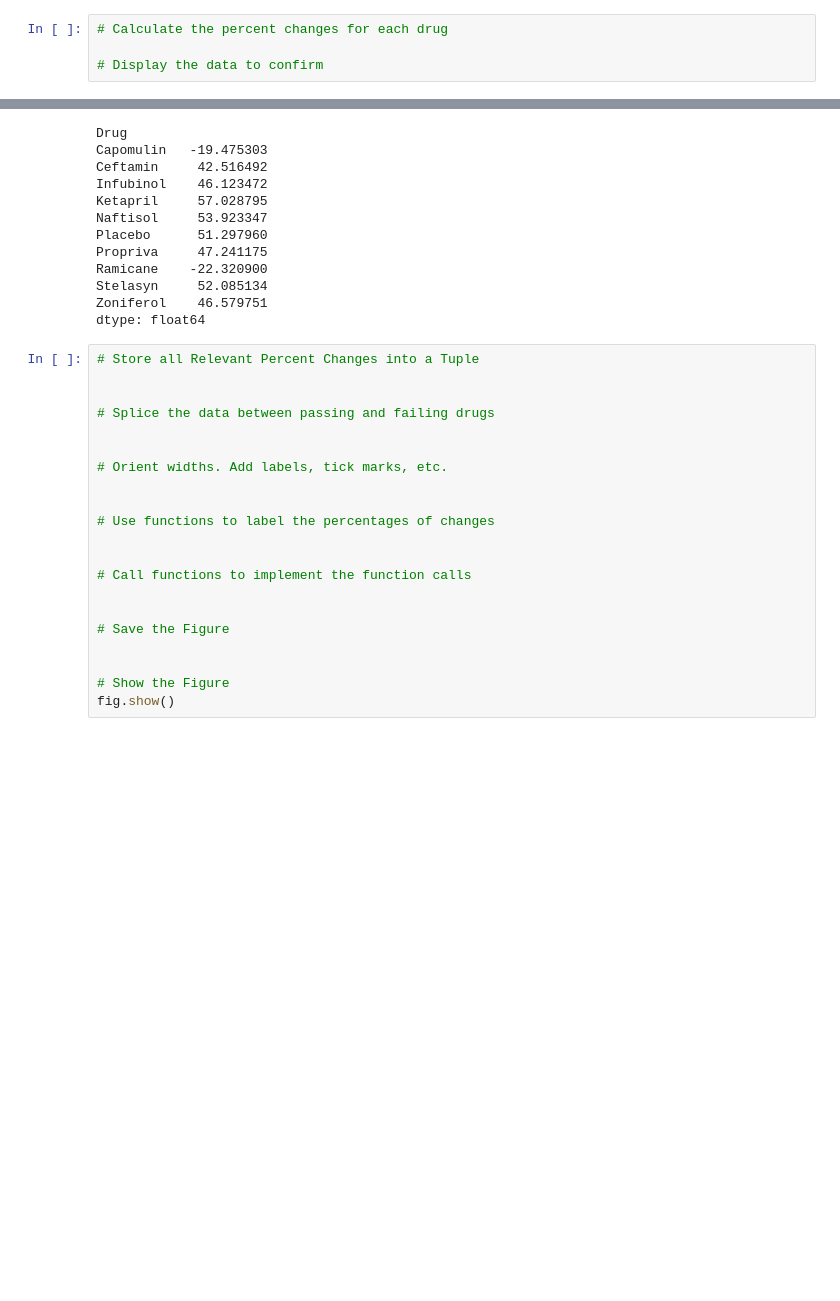
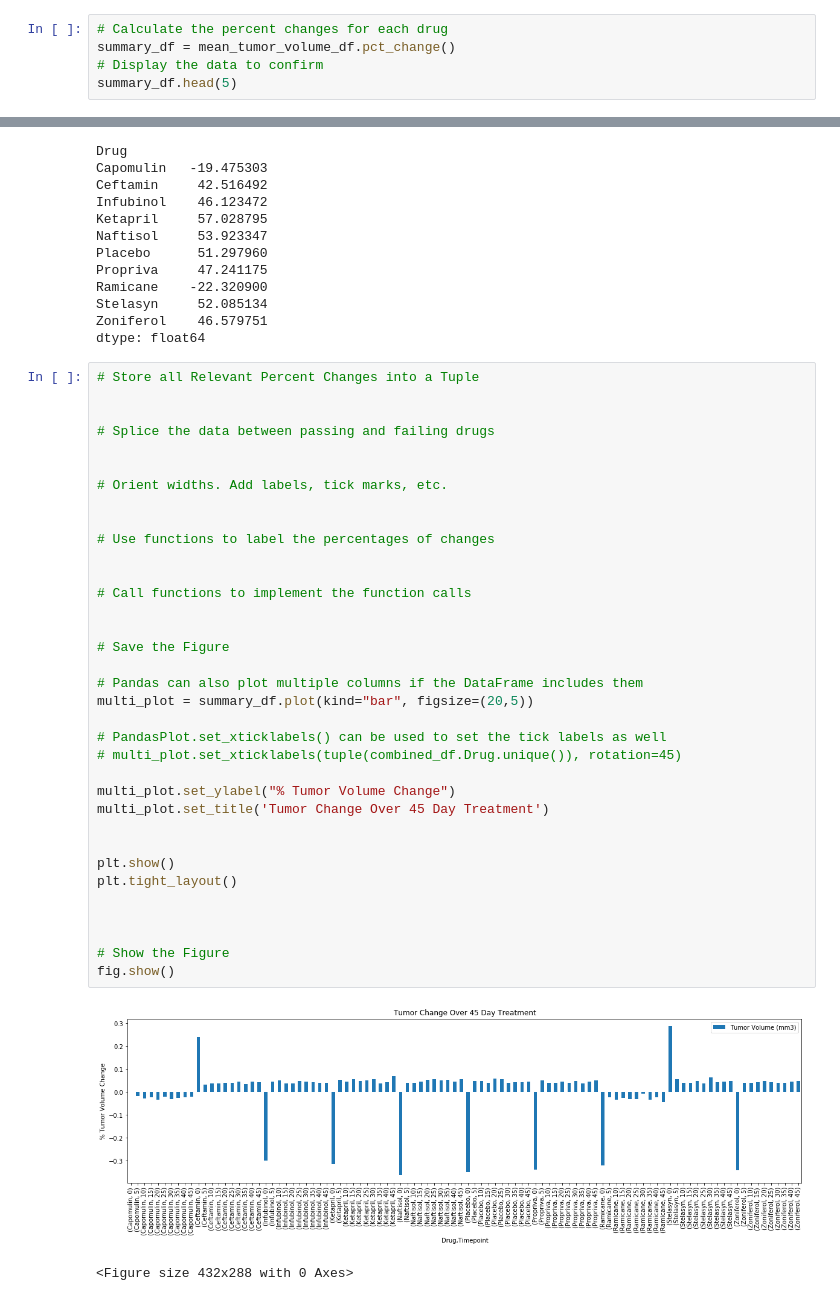
Before and after one commit to bwaiharo/matplotlib-challenge, a Jupyter notebook: pymaceuticals_starter.ipynb, the cells around one changed output, grey strips where cells are left out. Saved outputs shown, nothing was run; the diff lists cells and outputs as text; blank space fills up the shorter version.

```diff
--- a/pymaceuticals_starter.ipynb
+++ b/pymaceuticals_starter.ipynb
@@ -284,5 +284,6 @@ plt.show()
 ## Summary Bar Graph
 # %%
 # Calculate the percent changes for each drug
-
+summary_df = mean_tumor_volume_df.pct_change()
 # Display the data to confirm
+summary_df.head(5)
@@ -303,23 +312,40 @@ dtype: float64
 # %%
 # Store all Relevant Percent Changes into a Tuple
 
 
 # Splice the data between passing and failing drugs
 
 
 # Orient widths. Add labels, tick marks, etc.
 
 
 # Use functions to label the percentages of changes
 
 
 # Call functions to implement the function calls
 
 
 # Save the Figure
 
+# Pandas can also plot multiple columns if the DataFrame includes them
+multi_plot = summary_df.plot(kind="bar", figsize=(20,5))
+
+# PandasPlot.set_xticklabels() can be used to set the tick labels as well
+# multi_plot.set_xticklabels(tuple(combined_df.Drug.unique()), rotation=45)
+
+multi_plot.set_ylabel("% Tumor Volume Change")
+multi_plot.set_title('Tumor Change Over 45 Day Treatment')
+
+
+plt.show()
+plt.tight_layout()
+
+
 
 # Show the Figure
 fig.show()
+# %% [output]
+[figure, added]
+<Figure size 432x288 with 0 Axes>
 # %% [markdown]
 ![Metastatic Spread During Treatment](../Images/change.png)
```
Also changed, not shown: parts of 2 cells of this notebook.
